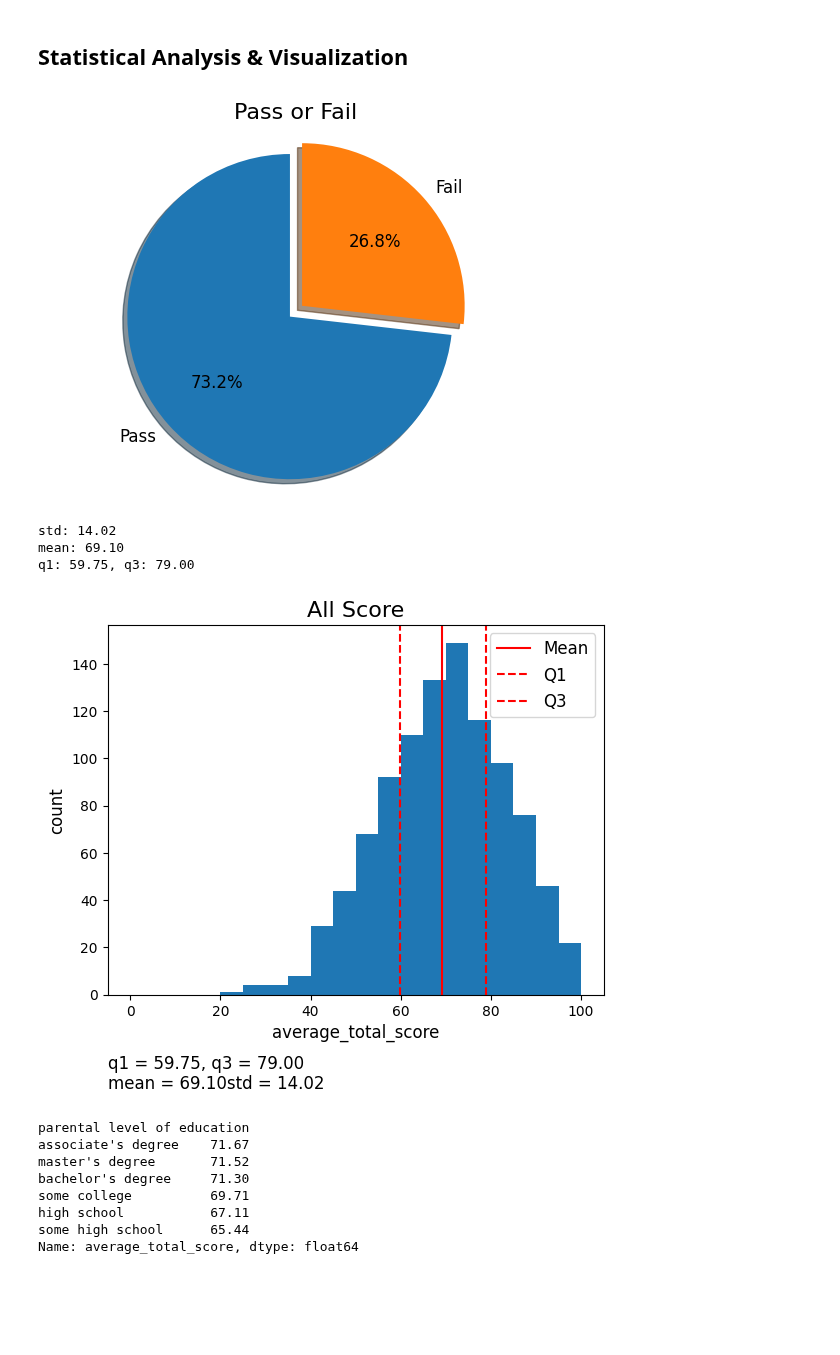
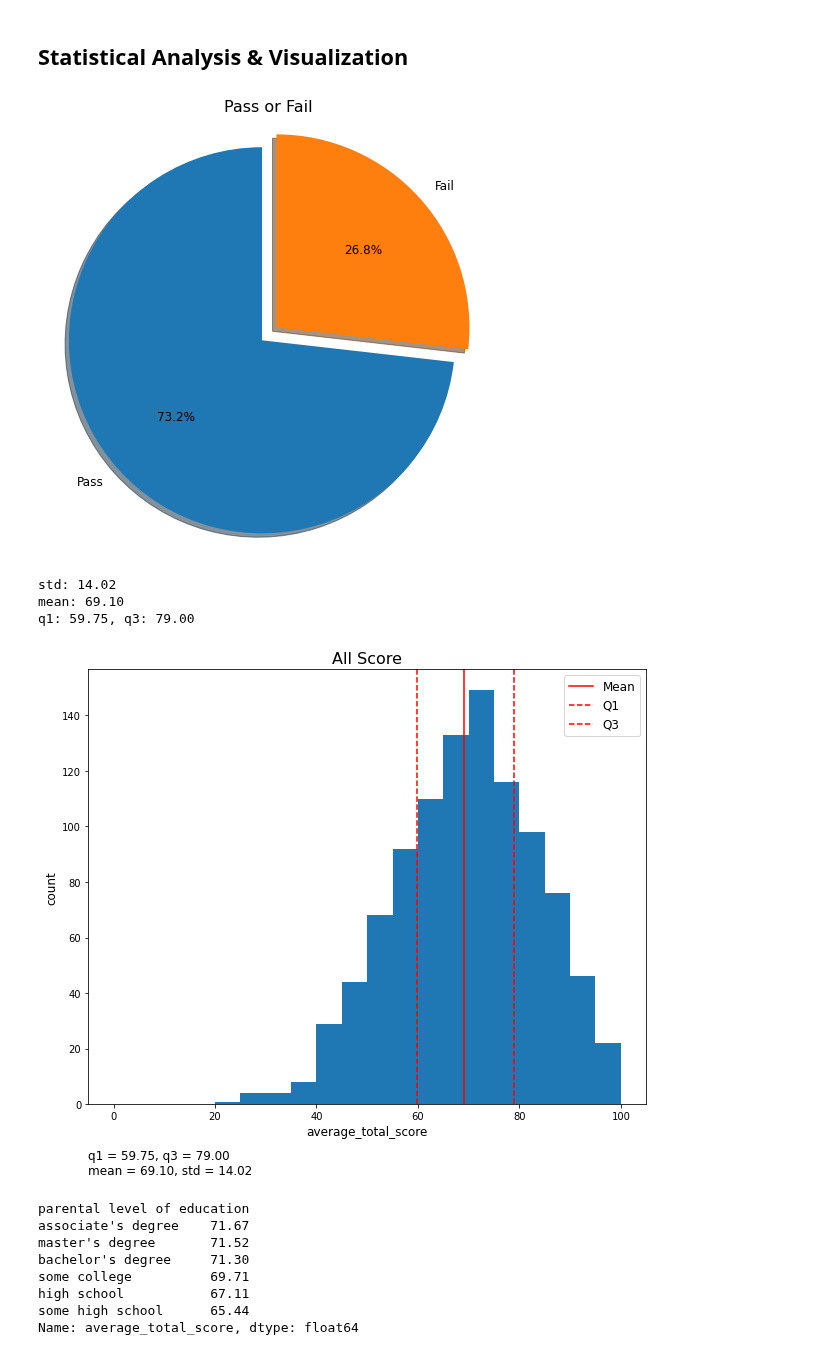
Before and after one commit to guozhuyin/112NetworkLearningTechnology, a Jupyter notebook: EducationalDataMiningUsingPython/finalProject231230.ipynb, the cells around one changed output. Drawn from its saved outputs; the diff is of its cells as text; code cells hidden in the pictures; blank space fills up the shorter version.

```diff
--- a/EducationalDataMiningUsingPython/finalProject231230.ipynb
+++ b/EducationalDataMiningUsingPython/finalProject231230.ipynb
@@ -117,14 +117,15 @@ Fail count:  268
 # %%
 # draw figure between pass and fail
 lables = ['Pass', 'Fail']
 sizes = [pass_count, fail_count]
 explode = (0.1, 0)
+plt.figure(figsize=(8, 8))
 plt.pie(sizes, explode=explode, labels=lables, autopct='%1.1f%%', shadow=True, startangle=90, textprops={'fontsize': 12})
 plt.title('Pass or Fail', fontsize=16)
 plt.axis('equal')
 plt.show()
 # %% [output]
-[figure, old version]
+[figure, new version]
 # %%
 # analyze average_total_score std, mean, 4 quartiles
 mean_atscore = df['average_total_score'].mean()
@@ -134,13 +135,14 @@ print(f'std: {std_atscore:.2f}')
 print(f'mean: {mean_atscore:.2f}')
 print(f'q1: {q1_atscore:.2f}, q3: {q3_atscore:.2f}')
 
+plt.figure(figsize=(10, 8))
 plt.hist(df['average_total_score'], bins=20, range=(0, 100))
 plt.axvline(mean_atscore, color='r', linestyle='-')
 plt.axvline(q1_atscore, color='r', linestyle='--')
 plt.axvline(q3_atscore, color='r', linestyle='--')
 plt.legend({'Mean':mean_atscore, 'Q1':q1_atscore, 'Q3':q3_atscore}, fontsize=12)
 plt.title('All Score', fontsize=16)
-plt.text(-5, -40, f'q1 = {q1_atscore:.2f}, q3 = {q3_atscore:.2f}\nmean = {mean_atscore:.2f}, std = {std_atscore:.2f}', fontsize=12)
+plt.text(-5, -25, f'q1 = {q1_atscore:.2f}, q3 = {q3_atscore:.2f}\nmean = {mean_atscore:.2f}, std = {std_atscore:.2f}', fontsize=12)
 plt.xlabel('average_total_score', fontsize=12)
 plt.ylabel('count', fontsize=12)
 plt.show()
@@ -148,7 +150,7 @@ plt.show()
 std: 14.02
 mean: 69.10
 q1: 59.75, q3: 79.00
-[figure, old version]
+[figure, new version]
 # %%
 # Calculate the mean average_total_score for each parental level of education
 mean_scores = df.groupby("parental level of education")["average_total_score"].mean().round(2)
```
Also changed, not shown: parts of 7 cells of this notebook.
